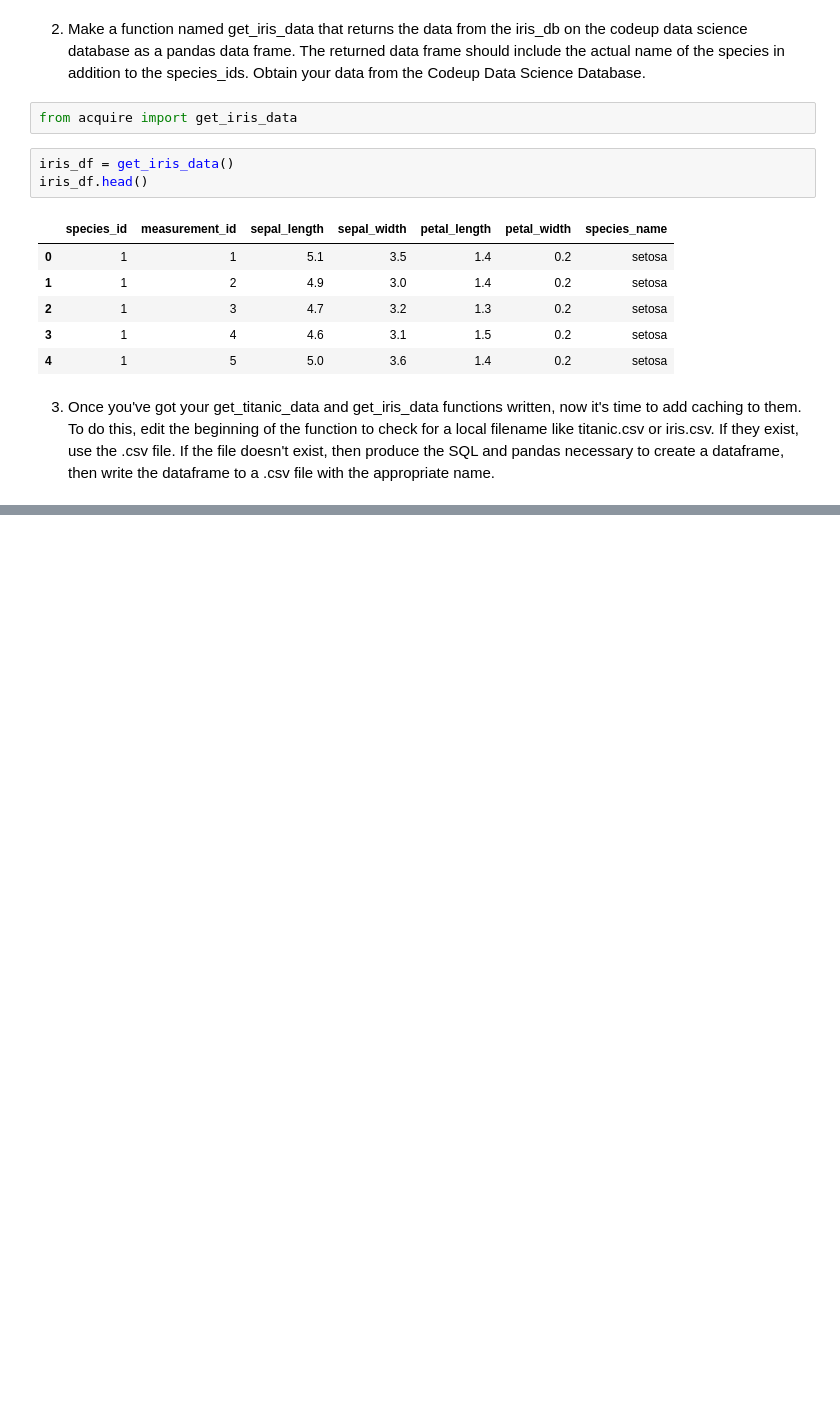
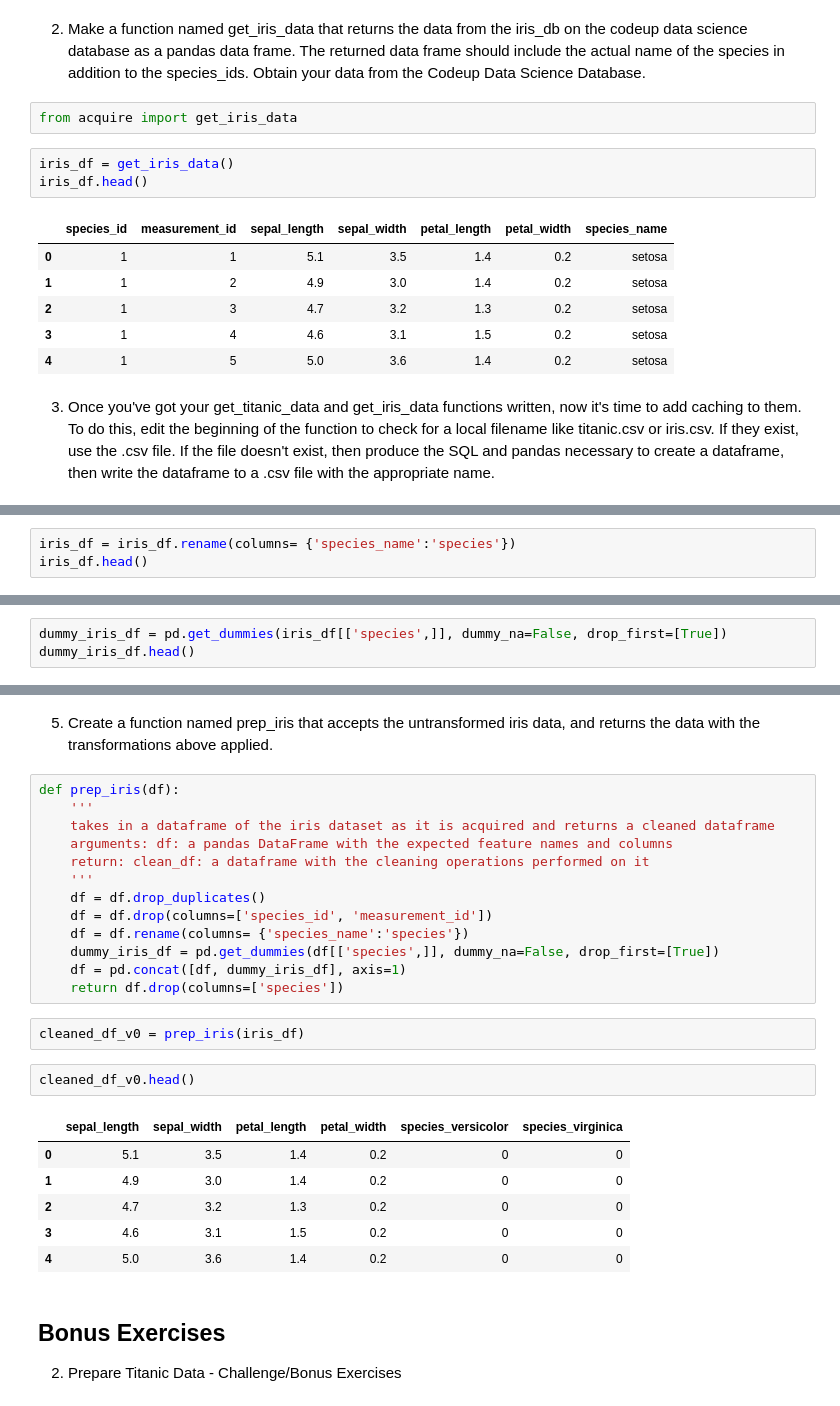
Before and after one commit to ArnolValadezRodriguez/classification-exercises, a Jupyter notebook: classification_exercises.ipynb, the cells around one changed output, grey strips where cells are left out. Cells and saved outputs as stored; diff of their text form; blank space fills up the shorter version.

Commit message:
add prepare notebook and prepare exercises

```diff
--- a/classification_exercises.ipynb
+++ b/classification_exercises.ipynb
@@ -256,0 +295,3 @@ iris_df.head()
+# %%
+iris_df = iris_df.rename(columns= {'species_name':'species'})
+iris_df.head()
@@ -256,0 +307,3 @@ iris_df.head()
+# %%
+dummy_iris_df = pd.get_dummies(iris_df[['species',]], dummy_na=False, drop_first=[True])
+dummy_iris_df.head()
@@ -256,0 +317,29 @@ iris_df.head()
+# %% [markdown]
+5. Create a function named prep_iris that accepts the untransformed iris data, and returns the data with the transformations above applied.
+# %%
+def prep_iris(df):
+    '''
+    takes in a dataframe of the iris dataset as it is acquired and returns a cleaned dataframe
+    arguments: df: a pandas DataFrame with the expected feature names and columns
+    return: clean_df: a dataframe with the cleaning operations performed on it
+    '''
+    df = df.drop_duplicates()
+    df = df.drop(columns=['species_id', 'measurement_id'])
+    df = df.rename(columns= {'species_name':'species'})
+    dummy_iris_df = pd.get_dummies(df[['species',]], dummy_na=False, drop_first=[True])
+    df = pd.concat([df, dummy_iris_df], axis=1)
+    return df.drop(columns=['species'])
+# %%
+cleaned_df_v0 = prep_iris(iris_df)
+# %%
+cleaned_df_v0.head()
+# %% [output]
+|  | sepal_length | sepal_width | petal_length | petal_width | species_versicolor | species_virginica |
+| 0 | 5.1 | 3.5 | 1.4 | 0.2 | 0 | 0 |
+| 1 | 4.9 | 3.0 | 1.4 | 0.2 | 0 | 0 |
+| 2 | 4.7 | 3.2 | 1.3 | 0.2 | 0 | 0 |
+| 3 | 4.6 | 3.1 | 1.5 | 0.2 | 0 | 0 |
+| 4 | 5.0 | 3.6 | 1.4 | 0.2 | 0 | 0 |
+# %% [markdown]
+## Bonus Exercises
+2. Prepare Titanic Data - Challenge/Bonus Exercises
```
Also changed, not shown: parts of 16 cells of this notebook, 1 other file.
